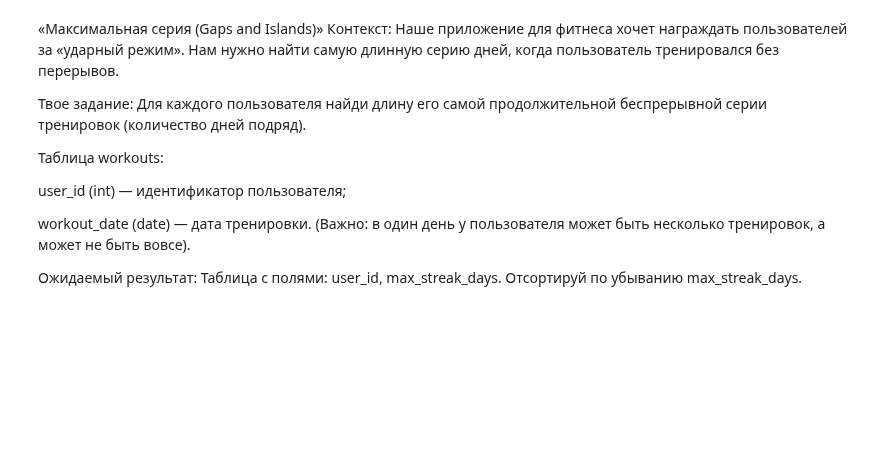
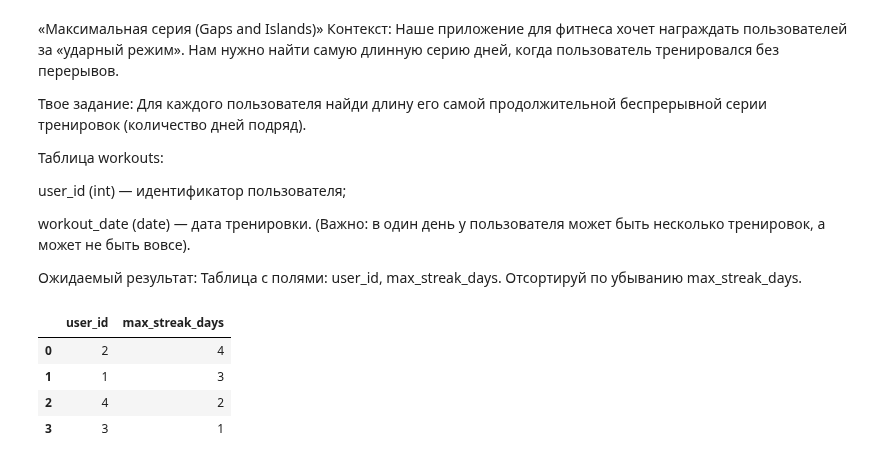
Before and after one commit to Praldmur/Tasks, a Jupyter notebook: simulator_sql.ipynb, the cells around one changed output. Cells and saved outputs as stored; diff of their text form; code cells hidden in the pictures; blank space fills up the shorter version.

```diff
--- a/simulator_sql.ipynb
+++ b/simulator_sql.ipynb
@@ -644,3 +644,26 @@ workouts_data = {
 workouts = pd.DataFrame(workouts_data)
 workouts['workout_date'] = pd.to_datetime(workouts['workout_date'])
 workouts = workouts.sample(frac=1, random_state=42).reset_index(drop=True)
+# %%
+query = """
+with t_dif as(
+    select
+        user_id,
+        workout_date::date - (row_number() over(partition by user_id order by workout_date))::integer as dif
+    from (
+        select user_id, workout_date from workouts group by user_id, workout_date)
+)
+select user_id, max(count_streak) as max_streak_days from (
+    select user_id, count(*) as count_streak from t_dif group by user_id, dif
+)
+group by user_id
+order by max_streak_days desc
+"""
+result = duckdb.query(query).to_df()
+result
+# %% [output]
+|  | user_id | max_streak_days |
+| 0 | 2 | 4 |
+| 1 | 1 | 3 |
+| 2 | 4 | 2 |
+| 3 | 3 | 1 |
```
